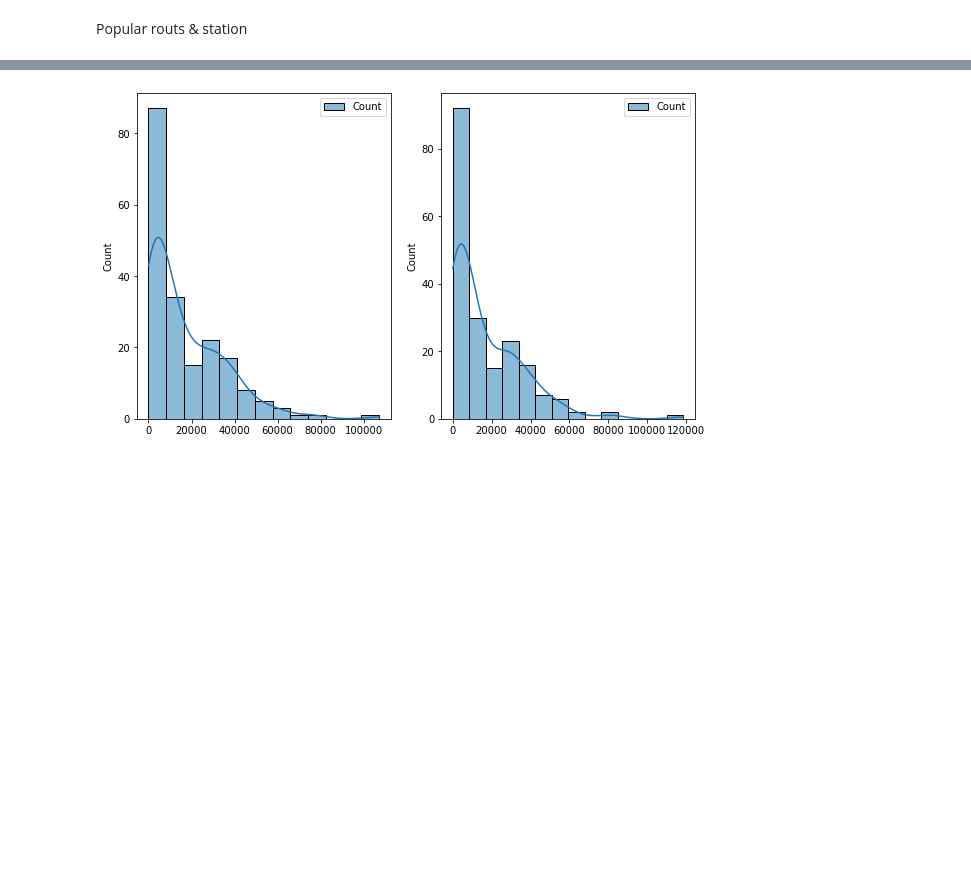
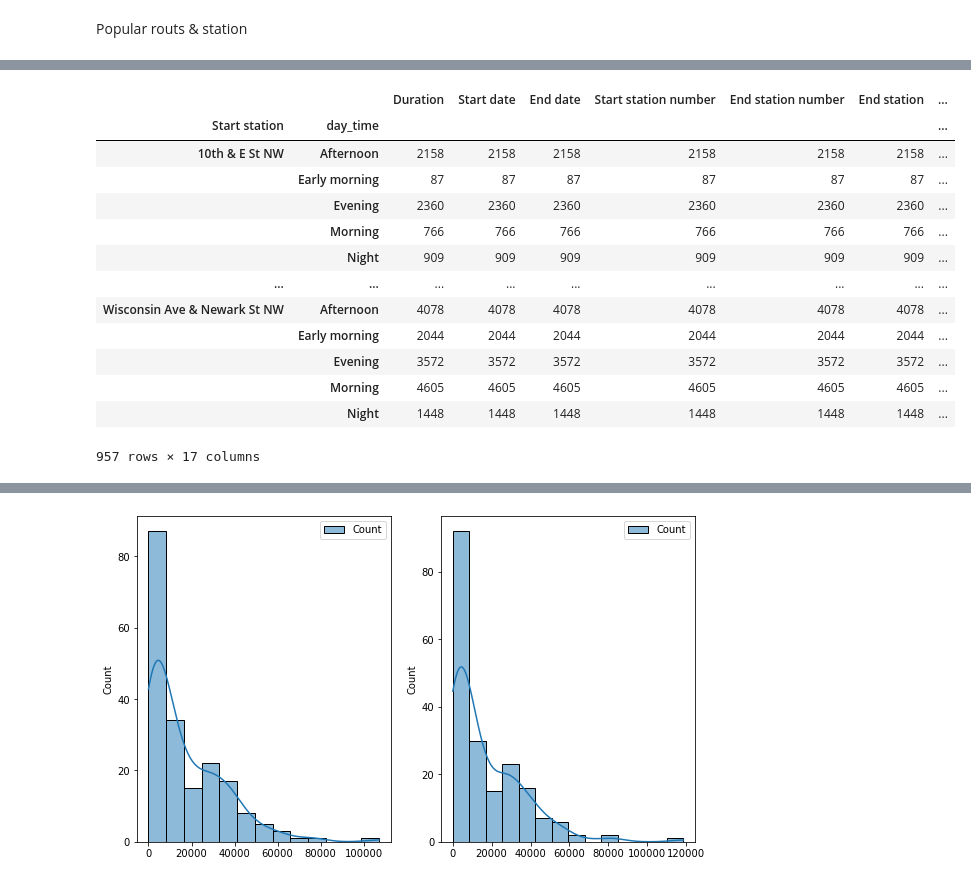
Before and after one commit to YanaOrf/CapitalBikeShare2, a Jupyter notebook: CapitalBike_EDA_2.ipynb, the cells around one changed output, grey strips where cells are left out. Drawn from its saved outputs; the diff is of its cells as text; code cells hidden in the pictures; blank space fills up the shorter version.

```diff
--- a/CapitalBike_EDA_2.ipynb
+++ b/CapitalBike_EDA_2.ipynb
@@ -245,3 +250,4 @@ Name: End date, Length: 3255678, dtype: datetime64[ns]
 trips["mnth"]=pd.DatetimeIndex(trips["Start date"]).month
 trips["weekday"]=pd.DatetimeIndex(trips["Start date"]).weekday
 trips["dteday"]=pd.DatetimeIndex(trips["Start date"]).date
+trips["hour"]=trips["Start date"].dt.hour
@@ -585,0 +611,18 @@ station_start_loc.head(5)
+# %%
+#TOP 50 START STATIONS WITH TIME
+trips.groupby(["Start station","day_time"]).count()
+# %% [output]
+|  |  | Duration | Start date | End date | Start station number | End station number | End station | ... |
+| Start station | day_time |  |  |  |  |  |  | ... |
+| 10th & E St NW | Afternoon | 2158 | 2158 | 2158 | 2158 | 2158 | 2158 | ... |
+|  | Early morning | 87 | 87 | 87 | 87 | 87 | 87 | ... |
+|  | Evening | 2360 | 2360 | 2360 | 2360 | 2360 | 2360 | ... |
+|  | Morning | 766 | 766 | 766 | 766 | 766 | 766 | ... |
+|  | Night | 909 | 909 | 909 | 909 | 909 | 909 | ... |
+| ... | ... | ... | ... | ... | ... | ... | ... | ... |
+| Wisconsin Ave & Newark St NW | Afternoon | 4078 | 4078 | 4078 | 4078 | 4078 | 4078 | ... |
+|  | Early morning | 2044 | 2044 | 2044 | 2044 | 2044 | 2044 | ... |
+|  | Evening | 3572 | 3572 | 3572 | 3572 | 3572 | 3572 | ... |
+|  | Morning | 4605 | 4605 | 4605 | 4605 | 4605 | 4605 | ... |
+|  | Night | 1448 | 1448 | 1448 | 1448 | 1448 | 1448 | ... |
+957 rows × 17 columns
```
Also changed, not shown: parts of 32 cells of this notebook.
